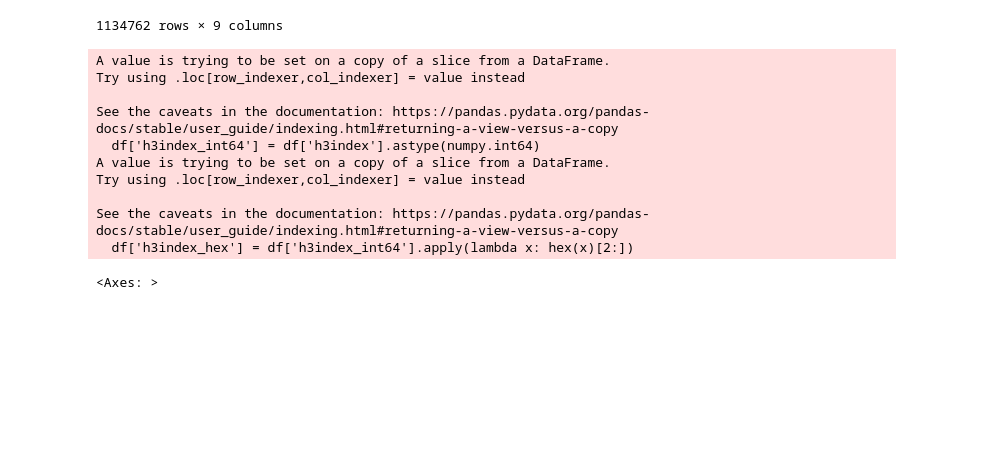
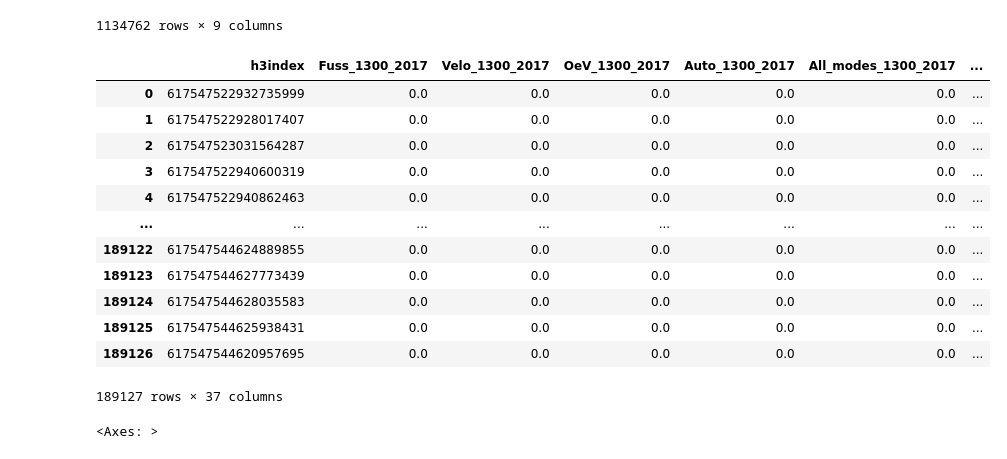
Before and after one commit to EPFL-ENAC/LASUR-swiss-proximity, a Jupyter notebook: data_processing/processing.ipynb, the cells around one changed output. Drawn from its saved outputs; the diff is of its cells as text; code cells hidden in the pictures; blank space fills up the shorter version.

Commit message:
feat(geoprocessing) : flatten demand h3 table

```diff
--- a/data_processing/processing.ipynb
+++ b/data_processing/processing.ipynb
@@ -39,30 +39,75 @@ df
 | 1134760 | 0.0 | 0.0 | 0.0 | 0.0 | 0.0 | 617547544625938431 | Bad Säckingen Stein | 2050 | 7000 |
 | 1134761 | 0.0 | 0.0 | 0.0 | 0.0 | 0.0 | 617547544620957695 | Bad Säckingen Stein | 2050 | 7000 |
 1134762 rows × 9 columns
+# %%
+def df_exploder(df, group_by_column,suffix_columns) :
+
+
+    list_of_columns = list(df.columns)
+    list_of_columns = [item for item in list_of_columns if item not in group_by_column and item not in suffix_columns]
+
+    # Create a df with only unique values of the group_by_column
+    df_unique = df[group_by_column].drop_duplicates()
+    df_unique = df_unique.reset_index(drop=True)
+
+    # get unique combinaison of suffix columns
+    df_unique_cominaison = df[suffix_columns].drop_duplicates()
+
+    # loop over unique combinaison of suffix columns
+    for index, row in df_unique_cominaison.iterrows():
+
+        # Filter the df with the unique values of the combinaison of suffix columns
+        cond_dict  = row.to_dict()
+        query_str = ' and '.join([f"{key} == {repr(value)}" for key, value in cond_dict.items()])
+        filtered_df = df.query(query_str).copy()
+
+        # Rename columns
+        concatenate_value = "_".join([str(value) for value in row.values])
+        column_name_mapping_dict = {i : f"{i}_{concatenate_value}" for i in list_of_columns}
+        filtered_df = filtered_df.rename(columns=column_name_mapping_dict)
+
+        # Delete suffix columns
+        filtered_df = filtered_df.drop(columns=suffix_columns)
+
+        # Merge the df with the unique values of the group_by_column
+        df_unique = pd.merge(df_unique, filtered_df, on=group_by_column, how="left")
+
+
+
+    return df_unique
+# %%
+# Flatten the df_demand_h3
+
+group_by_column  = ["h3index"]
+suffix_columns = ["Proximity_threshold","Year"]
+df_demand_unique_h3 = df_exploder(df_demand_h3, group_by_column,suffix_columns)
+df_demand_unique_h3
+# %% [output]
+|  | h3index | Fuss_1300_2017 | Velo_1300_2017 | OeV_1300_2017 | Auto_1300_2017 | All_modes_1300_2017 | ... |
+| 0 | 617547522932735999 | 0.0 | 0.0 | 0.0 | 0.0 | 0.0 | ... |
+| 1 | 617547522928017407 | 0.0 | 0.0 | 0.0 | 0.0 | 0.0 | ... |
+| 2 | 617547523031564287 | 0.0 | 0.0 | 0.0 | 0.0 | 0.0 | ... |
+| 3 | 617547522940600319 | 0.0 | 0.0 | 0.0 | 0.0 | 0.0 | ... |
+| 4 | 617547522940862463 | 0.0 | 0.0 | 0.0 | 0.0 | 0.0 | ... |
+| ... | ... | ... | ... | ... | ... | ... | ... |
+| 189122 | 617547544624889855 | 0.0 | 0.0 | 0.0 | 0.0 | 0.0 | ... |
+| 189123 | 617547544627773439 | 0.0 | 0.0 | 0.0 | 0.0 | 0.0 | ... |
+| 189124 | 617547544628035583 | 0.0 | 0.0 | 0.0 | 0.0 | 0.0 | ... |
+| 189125 | 617547544625938431 | 0.0 | 0.0 | 0.0 | 0.0 | 0.0 | ... |
+| 189126 | 617547544620957695 | 0.0 | 0.0 | 0.0 | 0.0 | 0.0 | ... |
+189127 rows × 37 columns
 # %%
 
-# filter out the rows with no h3_index or NaN values
-df = df[df['h3index'].notna()]
+df_demand_unique_h3 = df_demand_unique_h3[df_demand_unique_h3['h3index'].notna()]
 
 # Convert the h3index to a hex string
-df['h3index_int64'] = df['h3index'].astype(numpy.int64)
-df['h3index_hex'] = df['h3index_int64'].apply(lambda x: hex(x)[2:])
+df_demand_unique_h3['h3index_int64'] = df_demand_unique_h3['h3index'].astype(numpy.int64)
+df_demand_unique_h3['h3index_hex'] = df_demand_unique_h3['h3index_int64'].apply(lambda x: hex(x)[2:])
 
 # Set the index to h3index_hex
-df.set_index('h3index_hex', inplace=True)
+df_demand_unique_h3.set_index('h3index_hex', inplace=True)
 
 # Generate the geometry column
-df = df.h3.h3_to_geo_boundary()
+df_demand_unique_h3 = df_demand_unique_h3.h3.h3_to_geo_boundary()
-# %% [output]
-A value is trying to be set on a copy of a slice from a DataFrame.
-Try using .loc[row_indexer,col_indexer] = value instead
-
-See the caveats in the documentation: https://pandas.pydata.org/pandas-docs/stable/user_guide/indexing.html#returning-a-view-versus-a-copy
-  df['h3index_int64'] = df['h3index'].astype(numpy.int64)
-A value is trying to be set on a copy of a slice from a DataFrame.
-Try using .loc[row_indexer,col_indexer] = value instead
-
-See the caveats in the documentation: https://pandas.pydata.org/pandas-docs/stable/user_guide/indexing.html#returning-a-view-versus-a-copy
-  df['h3index_hex'] = df['h3index_int64'].apply(lambda x: hex(x)[2:])
 # %%
 # Display one row out 100
```
Also changed, not shown: parts of 9 cells of this notebook.
